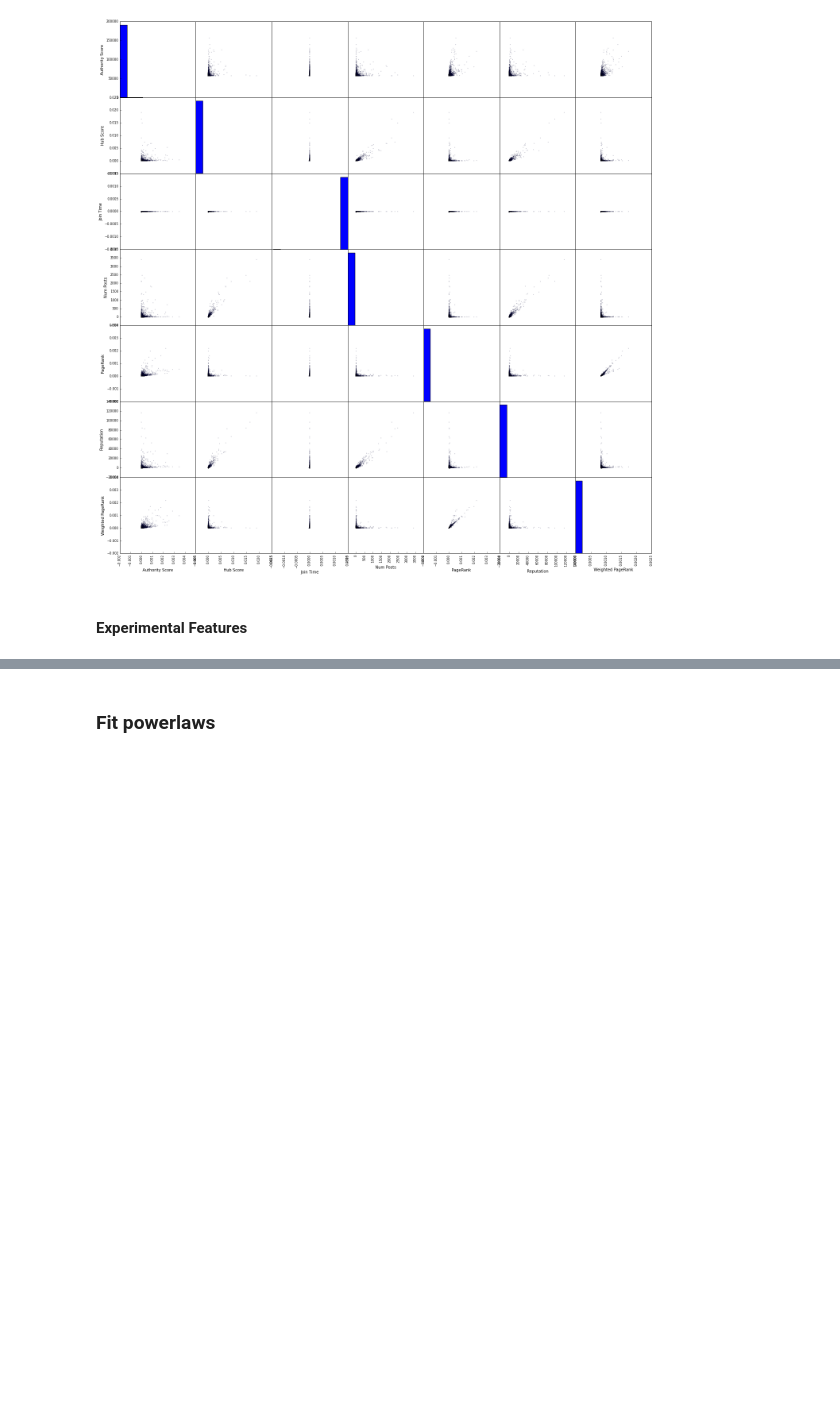
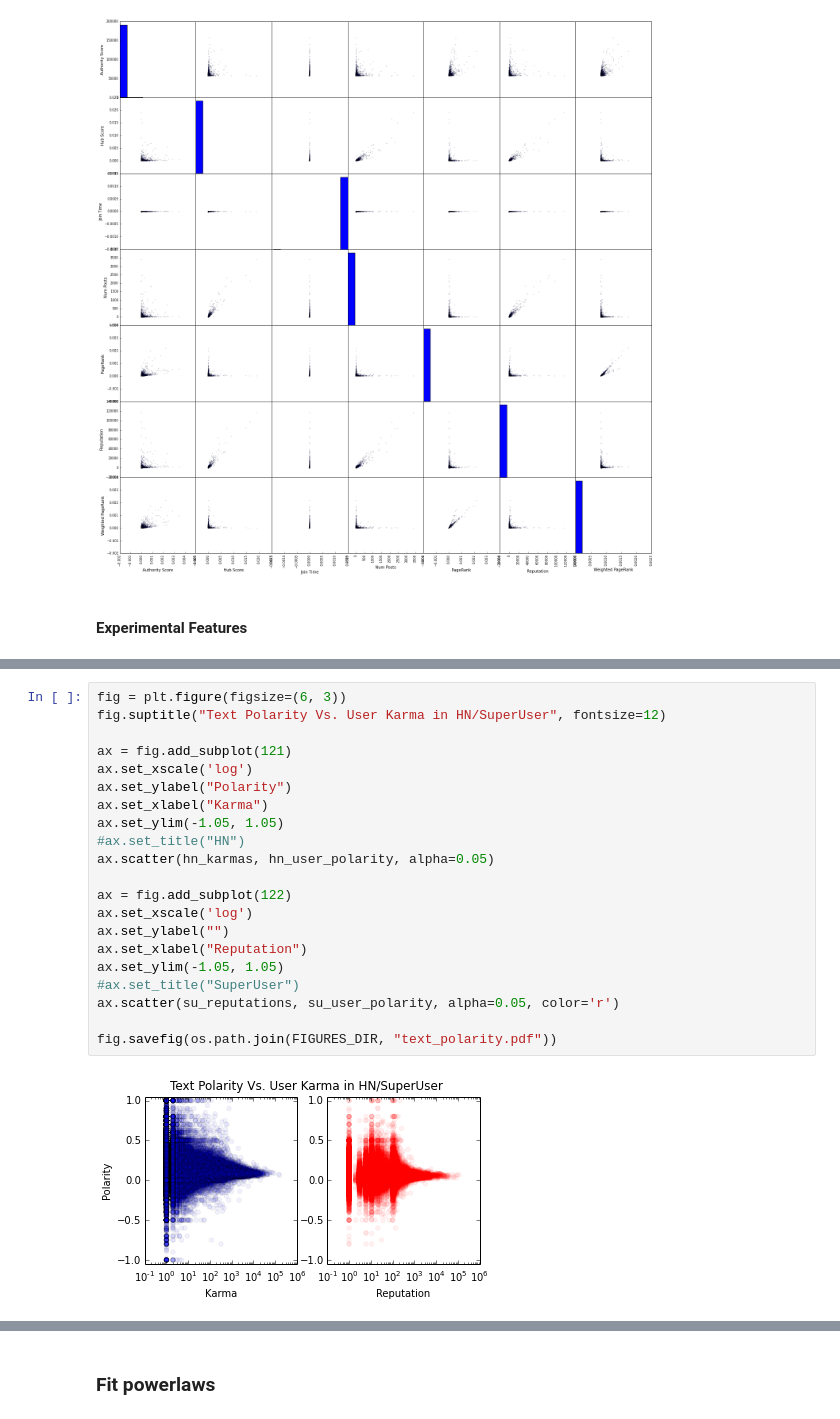
Before and after one commit to turtlesoupy/karma-prediction-cs224w, a Jupyter notebook: ipython/Karma.ipynb, the cells around one changed output, grey strips where cells are left out. Drawn from its saved outputs; the diff is of its cells as text; blank space fills up the shorter version.

```diff
--- a/ipython/Karma.ipynb
+++ b/ipython/Karma.ipynb
@@ -684,0 +684,23 @@ ax.scatter(su_reputations, su_user_subjectivity, alpha=0.1, color='r')
+# %%
+fig = plt.figure(figsize=(6, 3))
+fig.suptitle("Text Polarity Vs. User Karma in HN/SuperUser", fontsize=12)
+
+ax = fig.add_subplot(121)
+ax.set_xscale('log')
+ax.set_ylabel("Polarity")
+ax.set_xlabel("Karma")
+ax.set_ylim(-1.05, 1.05)
+#ax.set_title("HN")
+ax.scatter(hn_karmas, hn_user_polarity, alpha=0.05)
+
+ax = fig.add_subplot(122)
+ax.set_xscale('log')
+ax.set_ylabel("")
+ax.set_xlabel("Reputation")
+ax.set_ylim(-1.05, 1.05)
+#ax.set_title("SuperUser")
+ax.scatter(su_reputations, su_user_polarity, alpha=0.05, color='r')
+
+fig.savefig(os.path.join(FIGURES_DIR, "text_polarity.pdf"))
+# %% [output]
+[figure, added]
```
Also changed, not shown: parts of 4 cells of this notebook, 4 other files.
